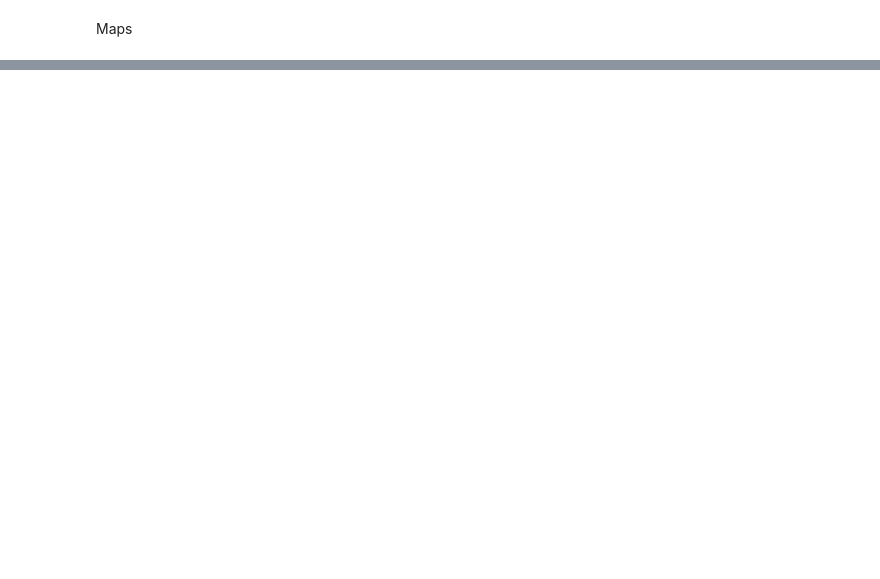
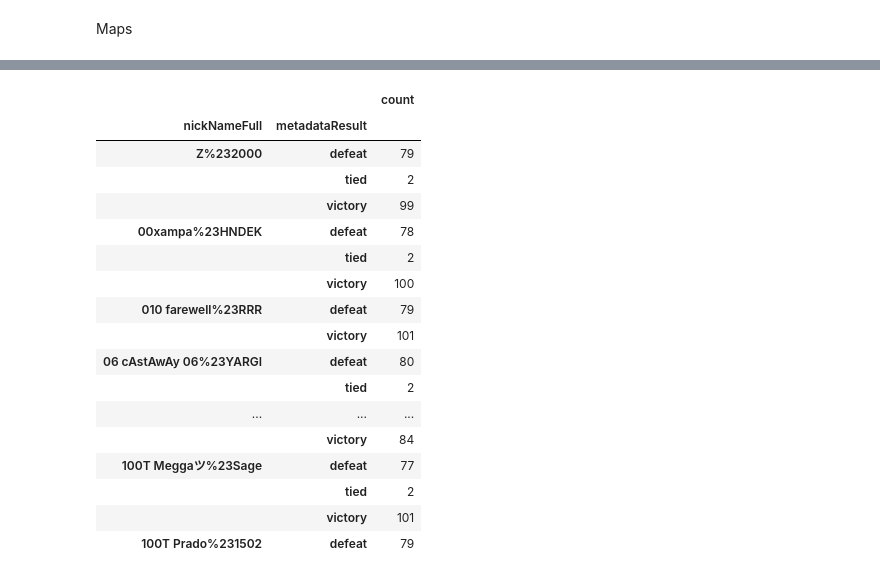
Before and after one commit to aalvestech/tcc_valorant_analysis, a Jupyter notebook: notebooks/notebook_tratamento_dados.ipynb, the cells around one changed output, grey strips where cells are left out. Cells and saved outputs as stored; diff of their text form; code cells hidden in the pictures; blank space fills up the shorter version.

```diff
--- a/notebooks/notebook_tratamento_dados.ipynb
+++ b/notebooks/notebook_tratamento_dados.ipynb
@@ -188,0 +418,24 @@ fig.show()
+# %%
+players_info = df_matches_abt[[
+                                'nickNameFull','mapName', 'metadataResult', 'agentName',
+                                'playtimeValue', 'roundsPlayedValue', 'roundsDisconnectedValue', 'placementValue',
+                                'scoreValue', 'killsValue', 'deathsValue', 'assistsValue', 'damageValue', 'damageReceivedValue',
+                                'headshotsValue', 'grenadeCastsValue',	'grenadeCastsDisplayValue',
+                                'ability1CastsValue', 'ability1CastsDisplayValue', 'ability2CastsValue',
+                                'ability2CastsDisplayValue', 'ultimateCastsValue', 'ultimateCastsDisplayValue',
+                                'dealtHeadshotsValue', 'dealtHeadshotsDisplayValue',
+                                'dealtBodyshotsValue', 'dealtBodyshotsDisplayValue',  'dealtLegshotsValue', 'dealtLegshotsDisplayValue',
+                                'econRatingValue', 'econRatingDisplayValue', 'suicidesValue',
+                                'suicidesDisplayValue', 'revivedValue', 'revivedDisplayValue', 'firstBloodsValue', 'firstBloodsDisplayValue',
+                                'firstDeathsValue', 'firstDeathsDisplayValue', 'lastDeathsValue', 'lastDeathsDisplayValue',
+                                'survivedValue', 'survivedDisplayValue', 'tradedValue', 'tradedDisplayValue',
+                                'kastedValue', 'kastedDisplayValue', 'kASTValue', 'kASTDisplayValue', 'flawlessValue',
+                                'flawlessDisplayValue',	'thriftyValue',	'thriftyDisplayValue', 'acesValue', 'acesDisplayValue',
+                                'teamAcesValue',	'teamAcesDisplayValue',	'clutchesValue', 'clutchesDisplayValue',
+                                'clutchesLostValue', 'clutchesLostDisplayValue', 'plantsValue', 'plantsDisplayValue', 'defusesValue',
+                                'defusesDisplayValue', 'kdRatioValue', 'kdRatioDisplayValue', 'scorePerRoundValue', 'scorePerRoundDisplayValue',
+                                'damagePerRoundValue', 'damagePerRoundDisplayValue', 'headshotsPercentageValue',
+                                'headshotsPercentageDisplayValue',	'leaderboardRank',	'competitiveTier',	'rankedRating',	'server'
+]]
+
+players_info.head()
@@ -188,0 +537,3 @@ fig.show()
+# %%
+players_result = players_info[['nickNameFull', 'metadataResult']]
+players_result
@@ -188,0 +554,5 @@ fig.show()
+# %%
+players_result = players_result.groupby(['nickNameFull', 'metadataResult'])['nickNameFull'].count().reset_index(name='count') \
+                             .sort_values(['nickNameFull'], ascending=False) \
+                             .reset_index(drop = True)
+players_result
@@ -188,0 +573,24 @@ fig.show()
+# %%
+players_result = players_result.groupby(['nickNameFull','metadataResult'])['metadataResult'].agg(['count'])
+# %%
+players_result_plot = players_result.head(30)
+players_result_plot
+# %% [output]
+|  |  | count |
+| nickNameFull | metadataResult |  |
+| Z%232000 | defeat | 79 |
+|  | tied | 2 |
+|  | victory | 99 |
+| 00xampa%23HNDEK | defeat | 78 |
+|  | tied | 2 |
+|  | victory | 100 |
+| 010 farewell%23RRR | defeat | 79 |
+|  | victory | 101 |
+| 06 cAstAwAy 06%23YARGI | defeat | 80 |
+|  | tied | 2 |
+| ... | ... | ... |
+|  | victory | 84 |
+| 100T Meggaツ%23Sage | defeat | 77 |
+|  | tied | 2 |
+|  | victory | 101 |
+| 100T Prado%231502 | defeat | 79 |
```
Also changed, not shown: parts of 43 cells of this notebook.
